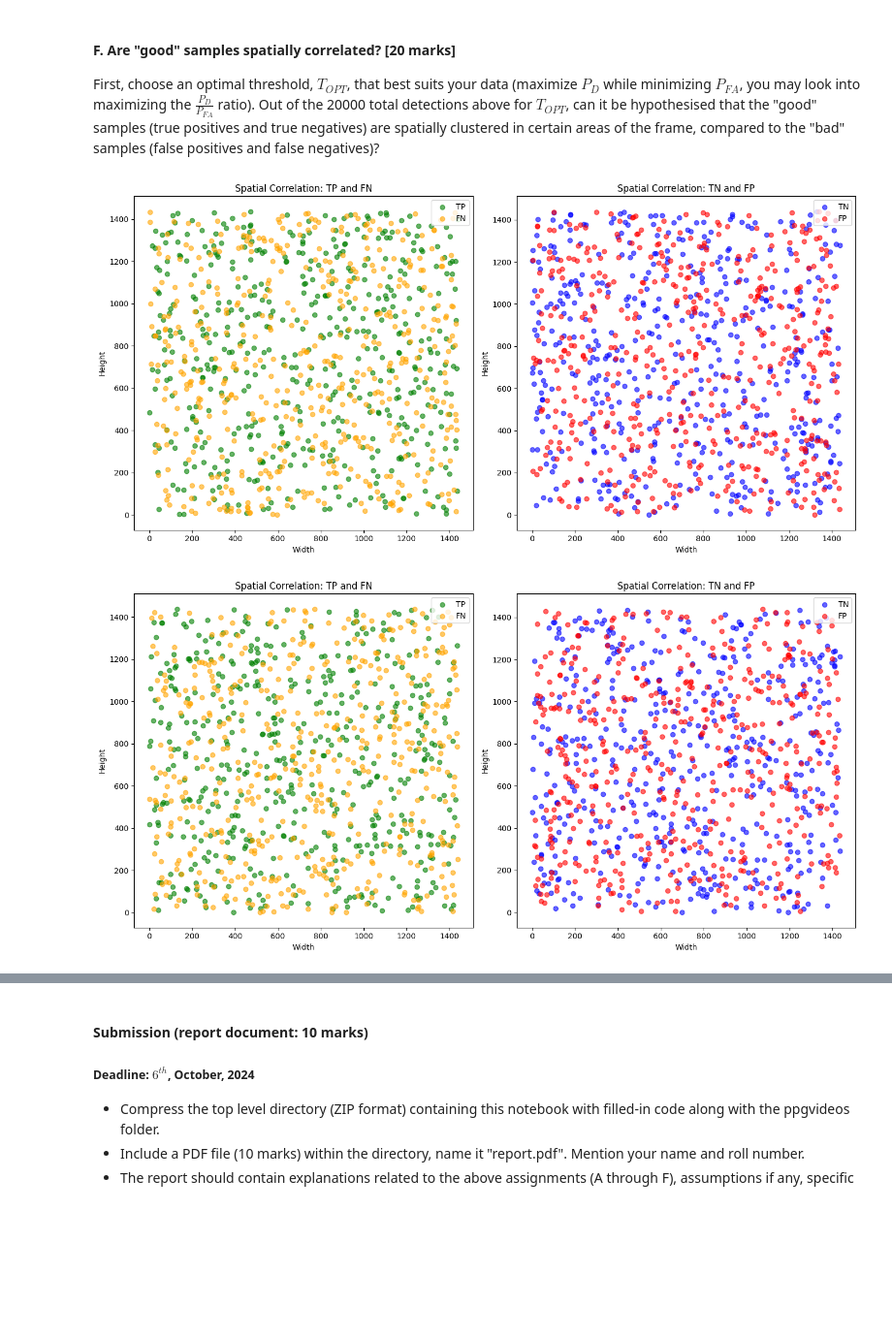
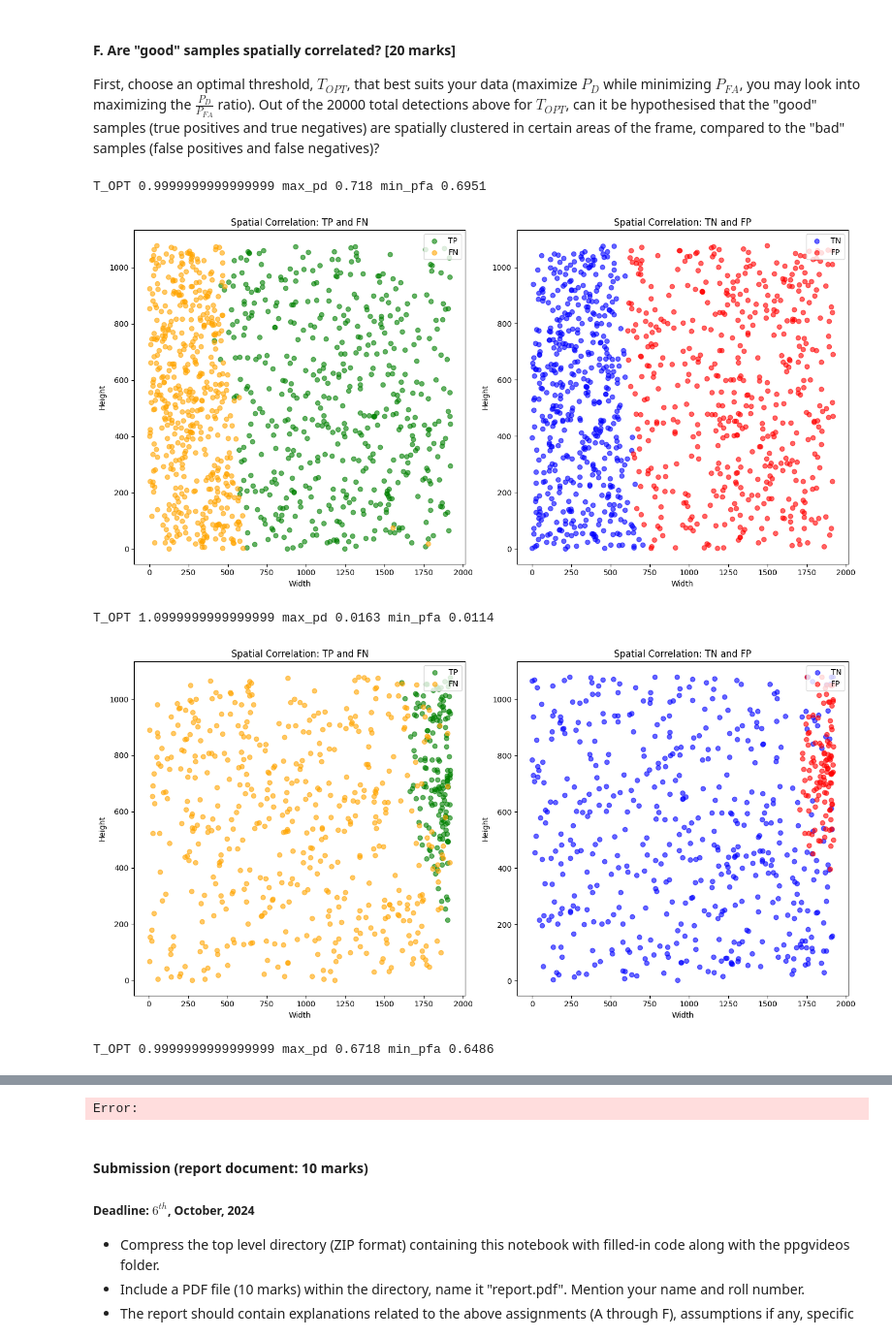
Before and after one commit to dipendughosh/programs, a Jupyter notebook: mtech_2023/sem-3/ssiot/ass-1/CS23M509_CS6650D24/homework1_UoP6650_D24-2.ipynb, the cells around one changed output, grey strips where cells are left out. Shown at 97% size. Cells and saved outputs as stored; diff of their text form; code cells hidden in the pictures; blank space fills up the shorter version.

```diff
--- a/mtech_2023/sem-3/ssiot/ass-1/CS23M509_CS6650D24/homework1_UoP6650_D24-2.ipynb
+++ b/mtech_2023/sem-3/ssiot/ass-1/CS23M509_CS6650D24/homework1_UoP6650_D24-2.ipynb
@@ -23,11 +23,11 @@ from scipy.stats import norm
 # %%
 ## your snippet to read the three videos, display the number of frames and resolution in each video
 
-# videoPaths = ["ppgvideos/1.mp4", "ppgvideos/2.mp4", "ppgvideos/3.mp4"]
+videoPaths = ["ppgvideos/1.mp4", "ppgvideos/2.mp4", "ppgvideos/3.mp4"]
 # videoPaths = ["ppgvideos/original/1.mp4", "ppgvideos/original/2.mp4", "ppgvideos/original/3.mp4"]
 # videoPaths = ["ppgvideos/converted/1.mp4", "ppgvideos/converted/2.mp4", "ppgvideos/converted/3.mp4"]
 # videoPaths = ["ppgvideos/finger/1.mp4", "ppgvideos/finger/2.mp4", "ppgvideos/finger/3.mp4"]
-videoPaths = ["ppgvideos/Ritwik/1.mp4", "ppgvideos/Ritwik/2.mp4", "ppgvideos/Ritwik/3.mp4"]
+# videoPaths = ["ppgvideos/Ritwik/1.mp4", "ppgvideos/Ritwik/2.mp4", "ppgvideos/Ritwik/3.mp4"]
 # videoPaths = ["ppgvideos/wrist/1.mp4", "ppgvideos/wrist/2.mp4", "ppgvideos/wrist/3.mp4"]
 # videoPaths = ["ppgvideos/git_old/1.mp4", "ppgvideos/git_old/2.mp4", "ppgvideos/git_old/3.mp4"]
 # videoPaths = ["ppgvideos/videos/00000/1.mp4", "ppgvideos/videos/00014/2.mp4", "ppgvideos/videos/00014/3.mp4"]
@@ -813,9 +834,11 @@ def find_optimal_threshold(pfa, pd, thresholds):
     return T_OPT, max_pd, min_pfa
 
 # # Function to classify samples based on T_OPT
-def classify_samples(redPixelsMax, redPixelsMin, T_OPT):
+def classify_samples(redPixelsMax, redPixelsMaxRow, redPixelsMaxCol, redPixelsMin, redPixelsMinRow, redPixelsMinCol, T_OPT):
 
     pixelValues = np.concatenate([redPixelsMax, redPixelsMin])
+    pixelRows = np.concatenate([redPixelsMaxRow, redPixelsMinRow])
+    pixelCols = np.concatenate([redPixelsMaxCol, redPixelsMinCol])
 
     maxMu, maxStd = norm.fit(redPixelsMax)
     minMu, minStd = norm.fit(redPixelsMin)
@@ -836,16 +859,17 @@ def classify_samples(redPixelsMax, redPixelsMin, T_OPT):
     false_positives = []
     true_negatives = []
     for index, cls in enumerate(classifications):
+        pixelData = {'pixelValue' :pixelValues[index] , 'pixelRow':pixelRows[index] , 'pixelCol':pixelCols[index]}
         if(index < len(redPixelsMax)):
             if(cls == True):
-                true_positives.append(pixelValues[index])
+                true_positives.append(pixelData)
             else:
-                false_negatives.append(pixelValues[index])
+                false_negatives.append(pixelData)
         else:
             if(cls == True):
-                false_positives.append(pixelValues[index])
+                false_positives.append(pixelData)
             else:
-                true_negatives.append(pixelValues[index])
+                true_negatives.append(pixelData)
     # print("T_OPT " + str(T_OPT) )
     # print("true_positives " + str(len(true_positives)))
     # print("false_negatives " + str(len(false_negatives)))
@@ -853,7 +877,7 @@ def classify_samples(redPixelsMax, redPixelsMin, T_OPT):
     # print("true_negatives " + str(len(true_negatives)))
     return true_positives, true_negatives, false_positives, false_negatives
 
-def plot_spatial_correlation(locations, labels, frame_shape):
+def plot_spatial_correlation(TP, TN, FP, FN, frame_shape):
     """
     Plots two side-by-side spatial correlation plots:
     1. TP and FN together
@@ -868,10 +892,10 @@ def plot_spatial_correlation(locations, labels, frame_shape):
     """
 
     # Filter the locations based on labels
-    tp_locations = [loc for loc, label in zip(locations, labels) if label == "TP"]
-    fn_locations = [loc for loc, label in zip(locations, labels) if label == "FN"]
-    tn_locations = [loc for loc, label in zip(locations, labels) if label == "TN"]
-    fp_locations = [loc for loc, label in zip(locations, labels) if label == "FP"]
+    tp_locations = [(pixelData['pixelRow'],pixelData['pixelCol']) for pixelData in TP]
+    fn_locations = [(pixelData['pixelRow'],pixelData['pixelCol']) for pixelData in FN]
+    tn_locations = [(pixelData['pixelRow'],pixelData['pixelCol']) for pixelData in TN]
+    fp_locations = [(pixelData['pixelRow'],pixelData['pixelCol']) for pixelData in FP]
 
     # Create a figure with two subplots side by side
     fig, axes = plt.subplots(1, 2, figsize=(14, 7))  # 1 row, 2 columns
@@ -1052,41 +1076,54 @@ for videoIndex in videoFrames:
 
 
     pfa = np.array(pdPfaThresholds[videoIndex]["PFA"], dtype=float)
     pd = np.array(pdPfaThresholds[videoIndex]["PD"], dtype=float)
     thresholds = pdPfaThresholds[videoIndex]["Thresholds"]
 
     # Find optimal threshold for each video
     T_OPT, max_pd, min_pfa = find_optimal_threshold(pfa, pd, thresholds)
     # print("T_OPT " + str(T_OPT) + " max_pd " + str(max_pd) + " min_pfa " + str(min_pfa))
+    print("T_OPT " + str(T_OPT) + " max_pd " + str(max_pd) + " min_pfa " + str(min_pfa))
 
     redPixelsMax = redPixels[videoIndex]["RedPixelsMax"]
+    redPixelsMaxRow = redPixelsRows[videoIndex]["RedPixelsMaxRows"]
+    redPixelsMaxCol = redPixelsCols[videoIndex]["RedPixelsMaxCols"]
     redPixelsMin = redPixels[videoIndex]["RedPixelsMin"]
+    redPixelsMinRow = redPixelsRows[videoIndex]["RedPixelsMinRows"]
+    redPixelsMinCol = redPixelsCols[videoIndex]["RedPixelsMinCols"]
     # print(f"redPixels {redPixels}")
     # print(f"redPixels {redPixels}")
     # Classify the samples based on T_OPT
-    TP, TN, FP, FN = classify_samples(redPixelsMax, redPixelsMin, T_OPT)
+    TP, TN, FP, FN = classify_samples(redPixelsMax, redPixelsMaxRow, redPixelsMaxCol, redPixelsMin, redPixelsMinRow, redPixelsMinCol, T_OPT)
     # print(f"TP {TP}")
     # print(f"TN {TN}")
     # print(f"FP {FP}")
     # print(f"FN {FN}")
 
     # Assuming pixel locations are available in `pixel_locations_case1` and `pixel_locations_case2`
     sample_size = 500  # Set fixed sample size
-    pixel_locations_tp = [(np.random.randint(0, frameHeight), np.random.randint(0, frameWidth)) for _ in range(min(sample_size, len(TP)))]
-    pixel_locations_fn = [(np.random.randint(0, frameHeight), np.random.randint(0, frameWidth)) for _ in range(min(sample_size, len(FN)))]
-    pixel_locations_tn = [(np.random.randint(0, frameHeight), np.random.randint(0, frameWidth)) for _ in range(min(sample_size, len(TN)))]
-    pixel_locations_fp = [(np.random.randint(0, frameHeight), np.random.randint(0, frameWidth)) for _ in range(min(sample_size, len(FP)))]
+    # pixel_locations_tp = [(np.random.randint(0, frameHeight), np.random.randint(0, frameWidth)) for _ in range(min(sample_size, len(TP)))]
+    # pixel_locations_fn = [(np.random.randint(0, frameHeight), np.random.randint(0, frameWidth)) for _ in range(min(sample_size, len(FN)))]
+    # pixel_locations_tn = [(np.random.randint(0, frameHeight), np.random.randint(0, frameWidth)) for _ in range(min(sample_size, len(TN)))]
+    # pixel_locations_fp = [(np.random.randint(0, frameHeight), np.random.randint(0, frameWidth)) for _ in range(min(sample_size, len(FP)))]
+
+    TP = TP[0:min(sample_size+1, len(TP))]
+    FN = FN[0:min(sample_size+1, len(FN))]
+    TN = TN[0:min(sample_size+1, len(TN))]
+    FP = FP[0:min(sample_size+1, len(FP))]
 
     # Combine all locations and labels for plotting
-    all_locations = pixel_locations_tp + pixel_locations_tn + pixel_locations_fp + pixel_locations_fn
+    # all_locations = pixel_locations_tp + pixel_locations_tn + pixel_locations_fp + pixel_locations_fn
 
-    all_labels = (["TP"] * len(pixel_locations_tp)) + (["TN"] * len(pixel_locations_tn)) + \
-                (["FP"] * len(pixel_locations_fp)) + (["FN"] * len(pixel_locations_fn))
+    # all_labels = (["TP"] * len(pixel_locations_tp)) + (["TN"] * len(pixel_locations_tn)) + \
+                # (["FP"] * len(pixel_locations_fp)) + (["FN"] * len(pixel_locations_fn))
 
     # Plot the spatial correlation of good and bad samples
-    plot_spatial_correlation(all_locations, all_labels, frame_shape=(frameHeight, frameWidth))
+    plot_spatial_correlation(TP, TN, FP, FN, frame_shape=(frameHeight, frameWidth))
 
     # plot_spatial_correlation_v2(TP, TN, FP, FN, videoIndex, frameHeight, frameWidth)
 # %% [output]
+T_OPT 0.9999999999999999 max_pd 0.718 min_pfa 0.6951
-[figure, old version]
+[figure, new version]
+T_OPT 1.0999999999999999 max_pd 0.0163 min_pfa 0.0114
-[figure, old version]
+[figure, new version]
+T_OPT 0.9999999999999999 max_pd 0.6718 min_pfa 0.6486
@@ -1094,3 +1131,4 @@ for videoIndex in videoFrames:
+Error:
 # %% [markdown]
 #### Submission (report document: 10 marks)
 ##### Deadline: $6^{th}$, October, 2024
```
Also changed, not shown: parts of 6 cells of this notebook, 1 other file.
